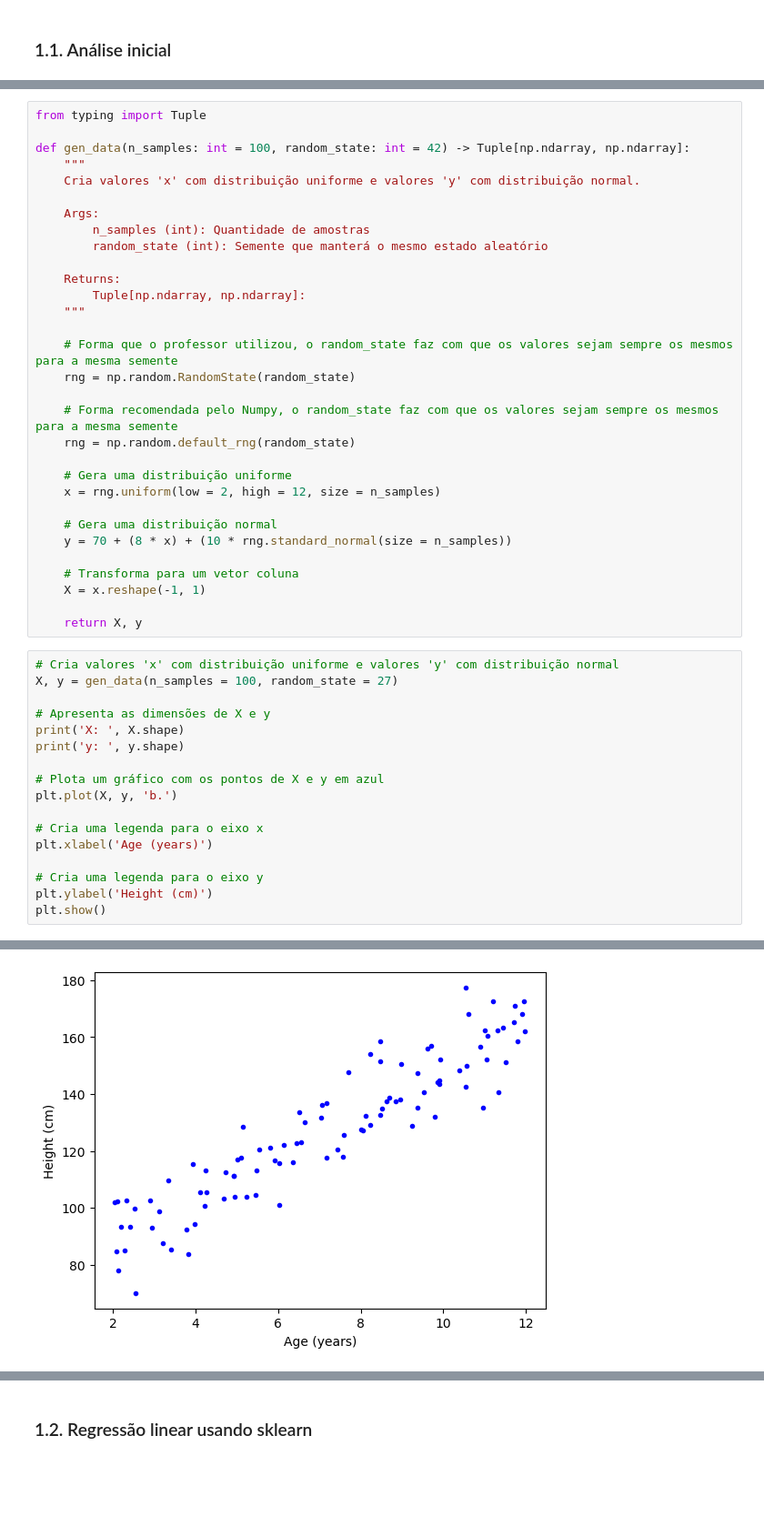
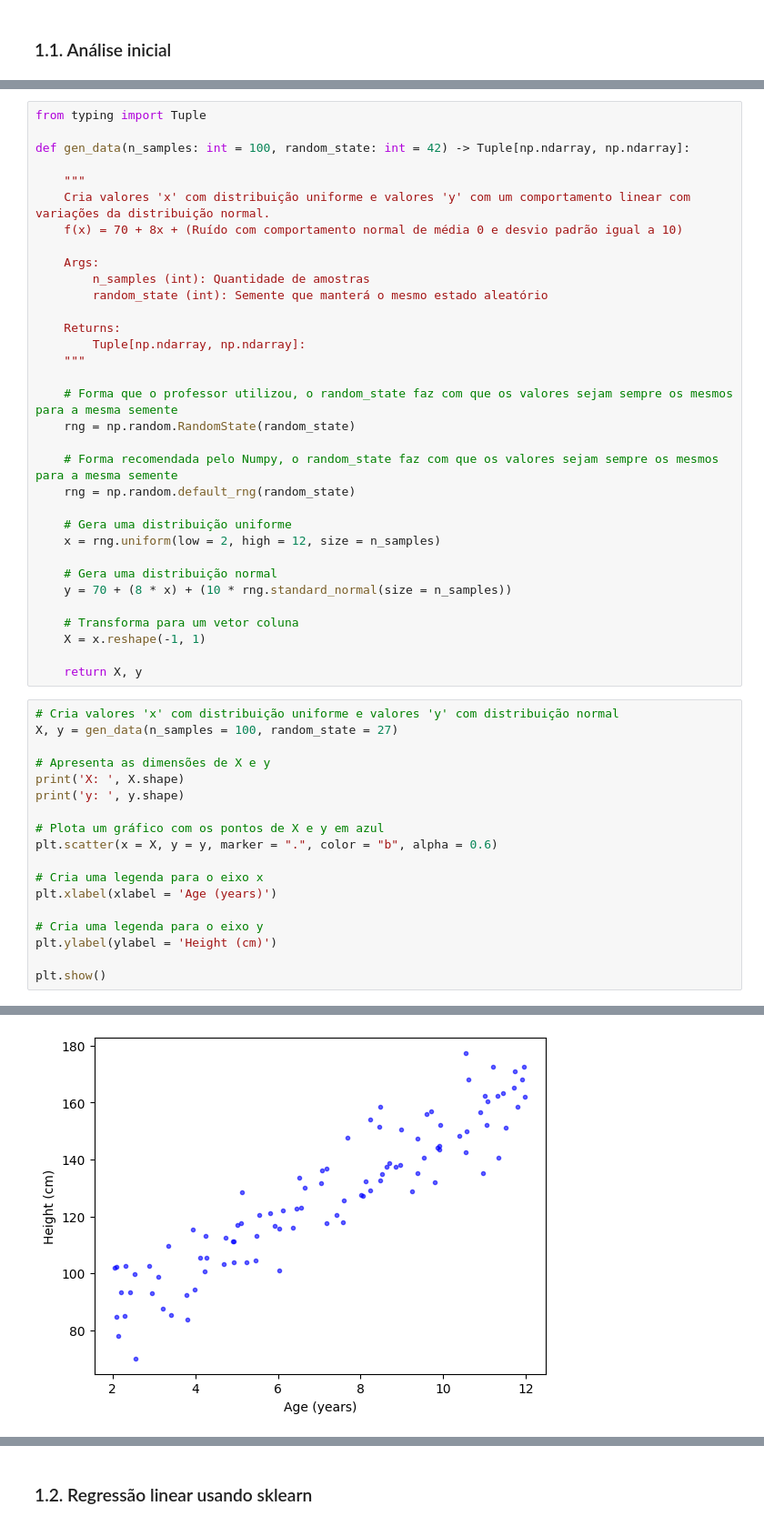
Before and after one commit to AriBarrosFilho/Aprendizado_Maquina, a Jupyter notebook: 02 - Regressão Linear/2-regressao-linear.ipynb, the cells around one changed output, grey strips where cells are left out. Shown at 91% size. Drawn from its saved outputs; the diff is of its cells as text; blank space fills up the shorter version.

```diff
--- a/02 - Regressão Linear/2-regressao-linear.ipynb
+++ b/02 - Regressão Linear/2-regressao-linear.ipynb
@@ -28,8 +28,10 @@ import matplotlib.pyplot as plt
 from typing import Tuple
 
 def gen_data(n_samples: int = 100, random_state: int = 42) -> Tuple[np.ndarray, np.ndarray]:
+
     """
-    Cria valores 'x' com distribuição uniforme e valores 'y' com distribuição normal.
+    Cria valores 'x' com distribuição uniforme e valores 'y' com um comportamento linear com variações da distribuição normal.
+    f(x) = 70 + 8x + (Ruído com comportamento normal de média 0 e desvio padrão igual a 10)
 
     Args:
         n_samples (int): Quantidade de amostras
@@ -58,23 +60,24 @@ def gen_data(n_samples: int = 100, random_state: int = 42) -> Tuple[np.ndarray,
 # %%
 # Cria valores 'x' com distribuição uniforme e valores 'y' com distribuição normal
 X, y = gen_data(n_samples = 100, random_state = 27)
 
 # Apresenta as dimensões de X e y
 print('X: ', X.shape)
 print('y: ', y.shape)
 
 # Plota um gráfico com os pontos de X e y em azul
-plt.plot(X, y, 'b.')
+plt.scatter(x = X, y = y, marker = ".", color = "b", alpha = 0.6)
 
 # Cria uma legenda para o eixo x
-plt.xlabel('Age (years)')
+plt.xlabel(xlabel = 'Age (years)')
 
 # Cria uma legenda para o eixo y
-plt.ylabel('Height (cm)')
+plt.ylabel(ylabel = 'Height (cm)')
+
 plt.show()
 # %% [output]
 X:  (100, 1)
 y:  (100,)
-[figure, old version]
+[figure, new version]
 # %%
 def plot_data(X: np.ndarray, y: np.ndarray) -> None:
```
Also changed, not shown: parts of 41 cells of this notebook.
